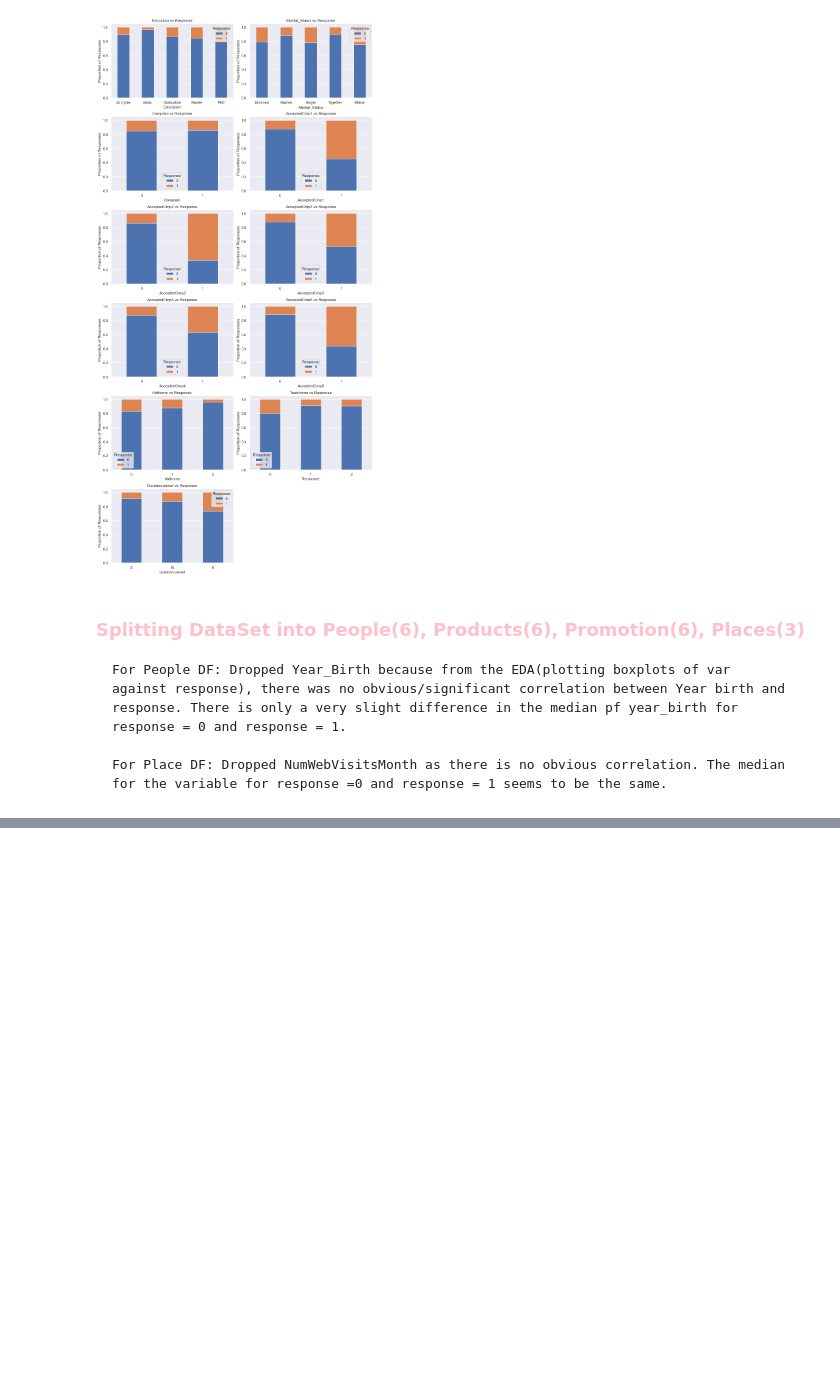
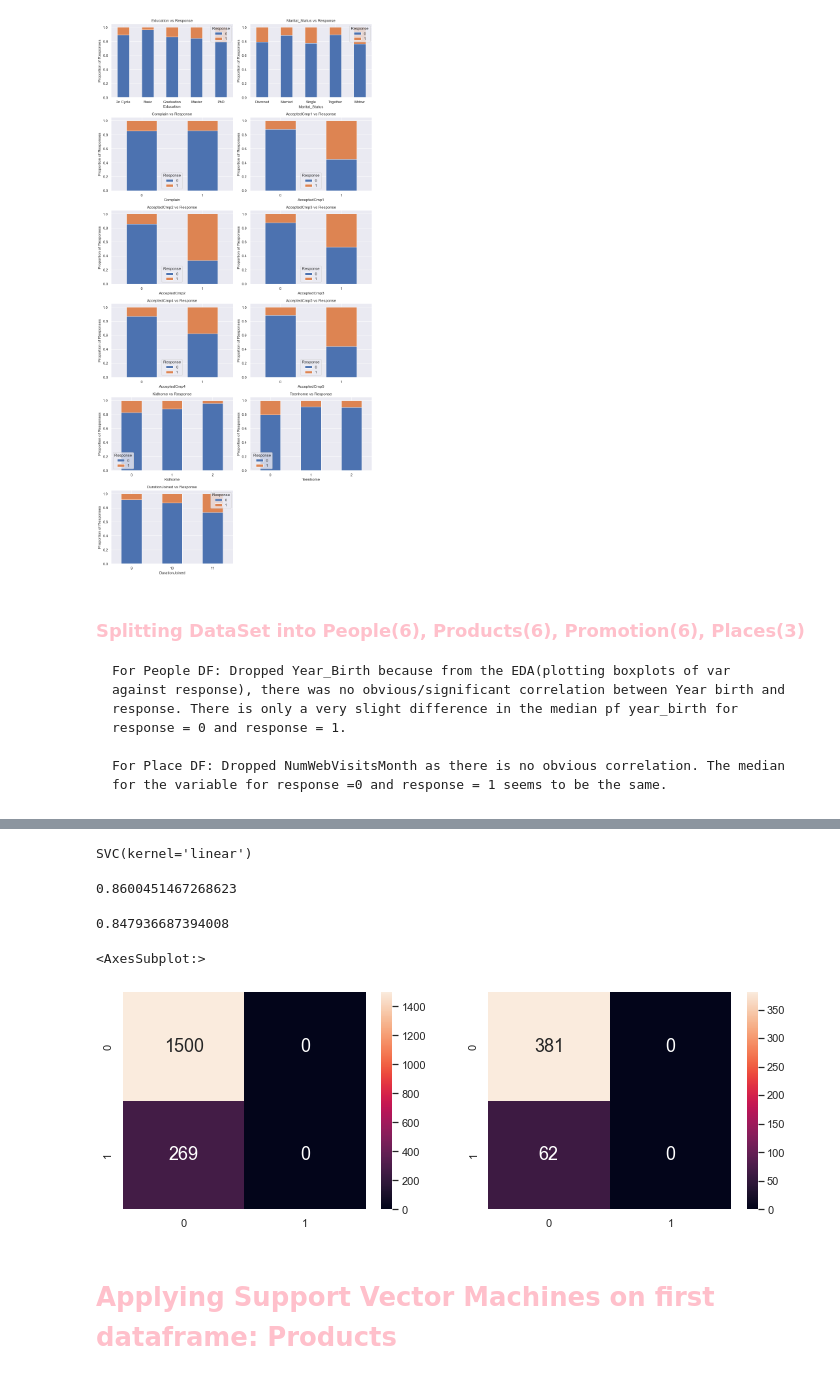
Before and after one commit to rachellimjh/SC1015-Project, a Jupyter notebook: dev-Rheanne.ipynb, the cells around one changed output, grey strips where cells are left out. Saved outputs shown, nothing was run; the diff lists cells and outputs as text; code cells hidden in the pictures; blank space fills up the shorter version.

```diff
--- a/dev-Rheanne.ipynb
+++ b/dev-Rheanne.ipynb
@@ -390,0 +502,34 @@ Place.head()
+# %%
+#instantiate SVM model
+clf = SVC(kernel='linear')
+# %%
+#Train the SVM Model with the train set
+clf.fit(People_train_scaled, Response_train.values.ravel())
+# %% [output]
+SVC(kernel='linear')
+# %%
+# Predict the Repsonse values from Predictors
+Response_test_pred = clf.predict(People_test_scaled)
+# %%
+Response_train_pred = clf.predict(People_train_scaled)
+# %%
+#Checking the accuracy of the model
+accuracy_score(Response_test, Response_test_pred)
+# %% [output]
+0.8600451467268623
+# %%
+accuracy_score(Response_train, Response_train_pred)
+# %% [output]
+0.847936687394008
+# %%
+from sklearn.metrics import confusion_matrix
+f, axes = plt.subplots(1, 2, figsize=(12, 4))
+sb.heatmap(confusion_matrix(Response_train, Response_train_pred),
+           annot = True, fmt=".0f", annot_kws={"size": 18}, ax = axes[0])
+sb.heatmap(confusion_matrix(Response_test, Response_test_pred),
+           annot = True, fmt=".0f", annot_kws={"size": 18}, ax = axes[1])
+# %% [output]
+<AxesSubplot:>
+[figure, added]
+# %% [markdown]
+# <font color=pink> Applying Support Vector Machines on first dataframe: Products
```
Also changed, not shown: parts of 56 cells of this notebook.
